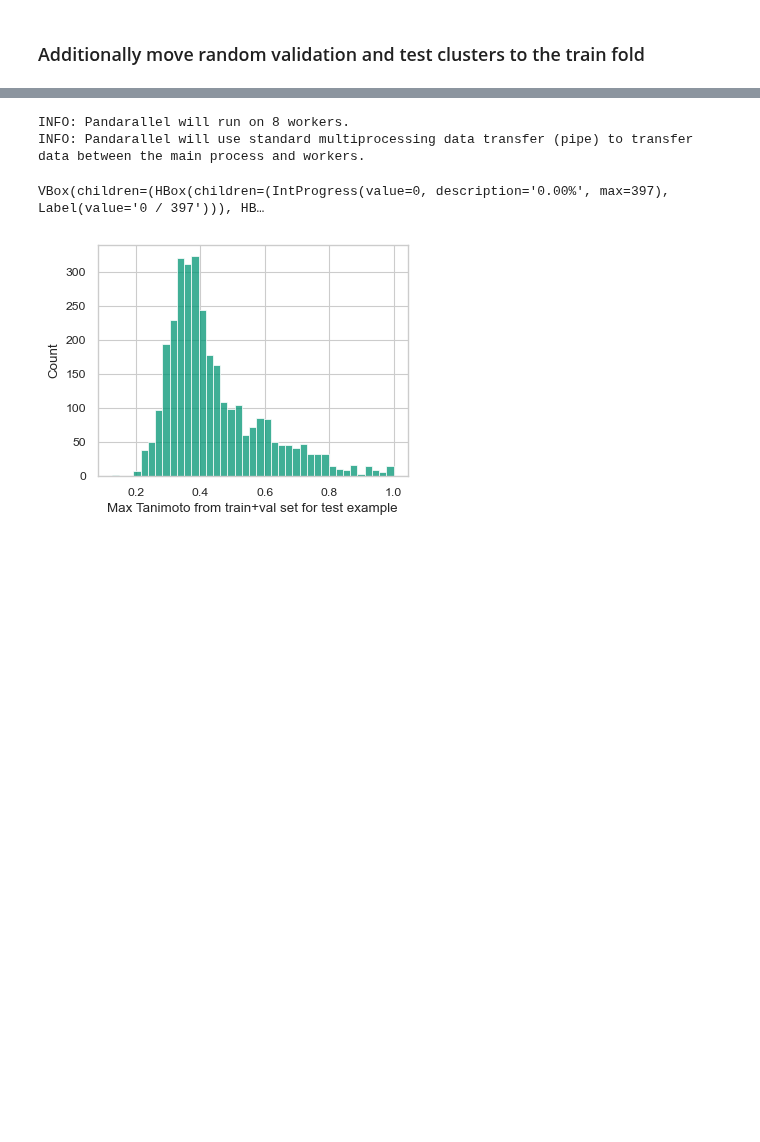
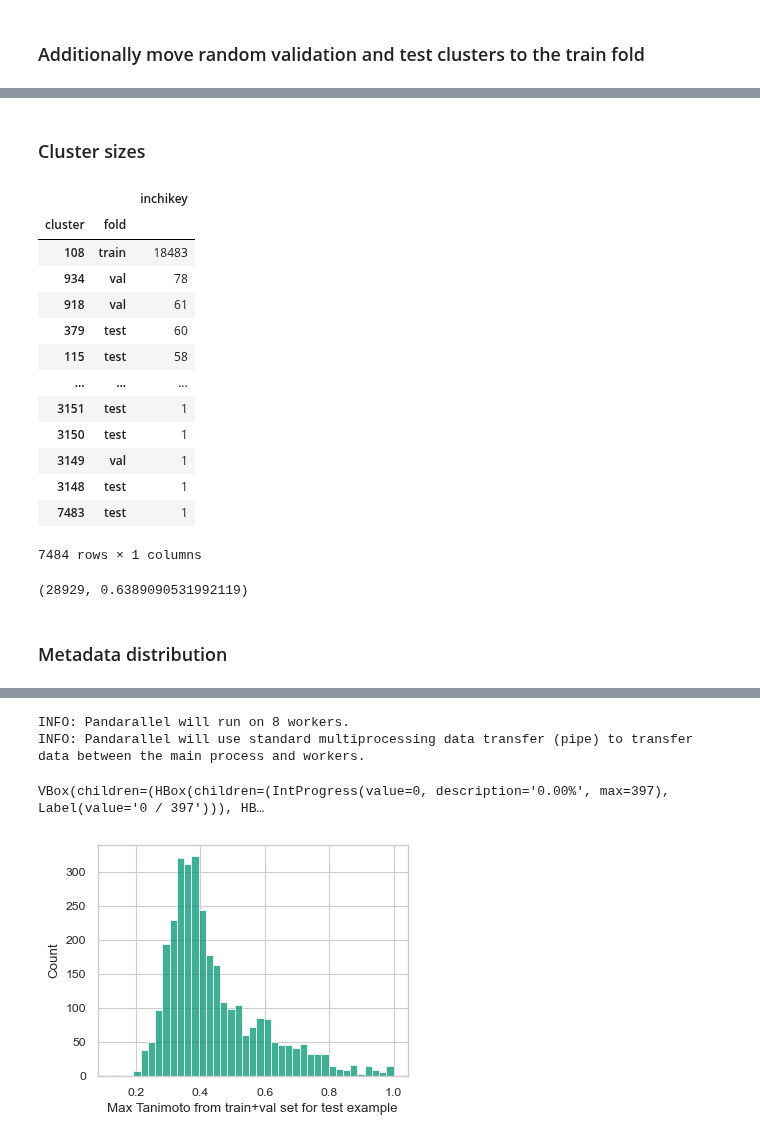
Before and after one commit to pluskal-lab/MassSpecGym, a Jupyter notebook: notebooks/dataset_construction/5_split.ipynb, the cells around one changed output, grey strips where cells are left out. Drawn from its saved outputs; the diff is of its cells as text; code cells hidden in the pictures; blank space fills up the shorter version.

```diff
--- a/notebooks/dataset_construction/5_split.ipynb
+++ b/notebooks/dataset_construction/5_split.ipynb
@@ -241 +239,26 @@ All metadata available (percentage=True)
+# %% [markdown]
+### Cluster sizes
+# %%
+df.drop_duplicates(subset=['inchikey']).groupby(['cluster', 'fold']).agg({'inchikey': 'count'}).sort_values(by='inchikey', ascending=False)
+# %% [output]
+|  |  | inchikey |
+| cluster | fold |  |
+| 108 | train | 18483 |
+| 934 | val | 78 |
+| 918 | val | 61 |
+| 379 | test | 60 |
+| 115 | test | 58 |
+| ... | ... | ... |
+| 3151 | test | 1 |
+| 3150 | test | 1 |
+| 3149 | val | 1 |
+| 3148 | test | 1 |
+| 7483 | test | 1 |
+7484 rows × 1 columns
+# %%
+df['inchikey'].nunique(), 18483 / df['inchikey'].nunique()
+# %% [output]
+(28929, 0.6389090531992119)
+# %% [markdown]
+### Metadata distribution
 # %%
```
Also changed, not shown: parts of 8 cells of this notebook.
